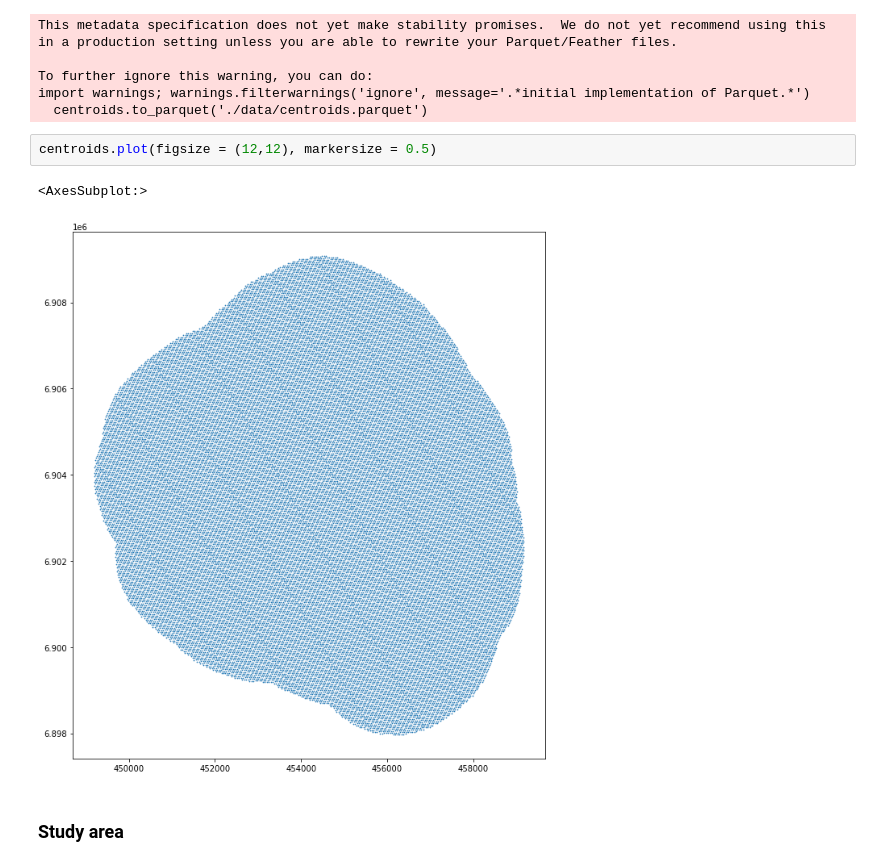
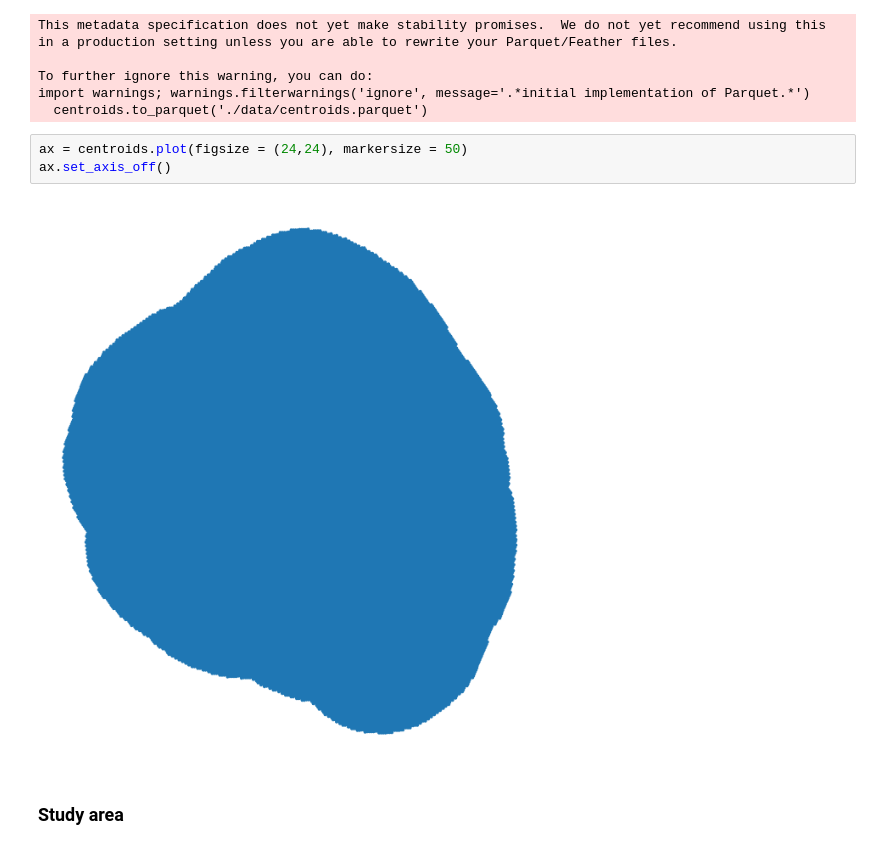
Before and after one commit to cpeiret/ERSA2022_demo, a Jupyter notebook: 02_hexagons.ipynb, the cells around one changed output. Drawn from its saved outputs; the diff is of its cells as text.

```diff
--- a/02_hexagons.ipynb
+++ b/02_hexagons.ipynb
@@ -53,11 +59,11 @@ This metadata specification does not yet make stability promises.  We do not yet
 To further ignore this warning, you can do:
 import warnings; warnings.filterwarnings('ignore', message='.*initial implementation of Parquet.*')
   centroids.to_parquet('./data/centroids.parquet')
-# %%
-centroids.plot(figsize = (12,12), markersize = 0.5)
-# %% [output]
-<AxesSubplot:>
-[figure, removed]
+# %%
+ax = centroids.plot(figsize = (24,24), markersize = 50)
+ax.set_axis_off()
+# %% [output]
+[figure, added]
 # %% [markdown]
 ### Study area
 # %%
```
Also changed, not shown: parts of 1 cell of this notebook, 12 other files.
